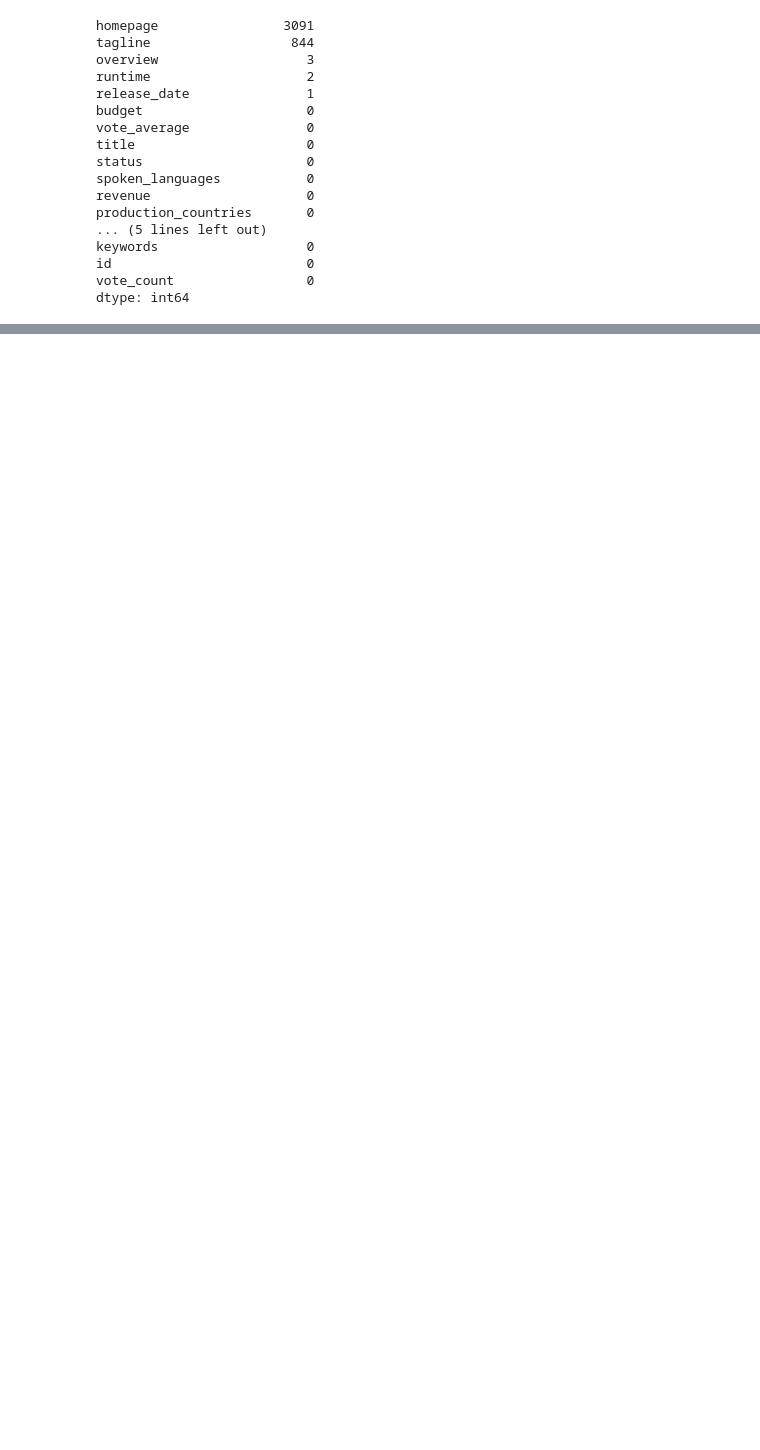
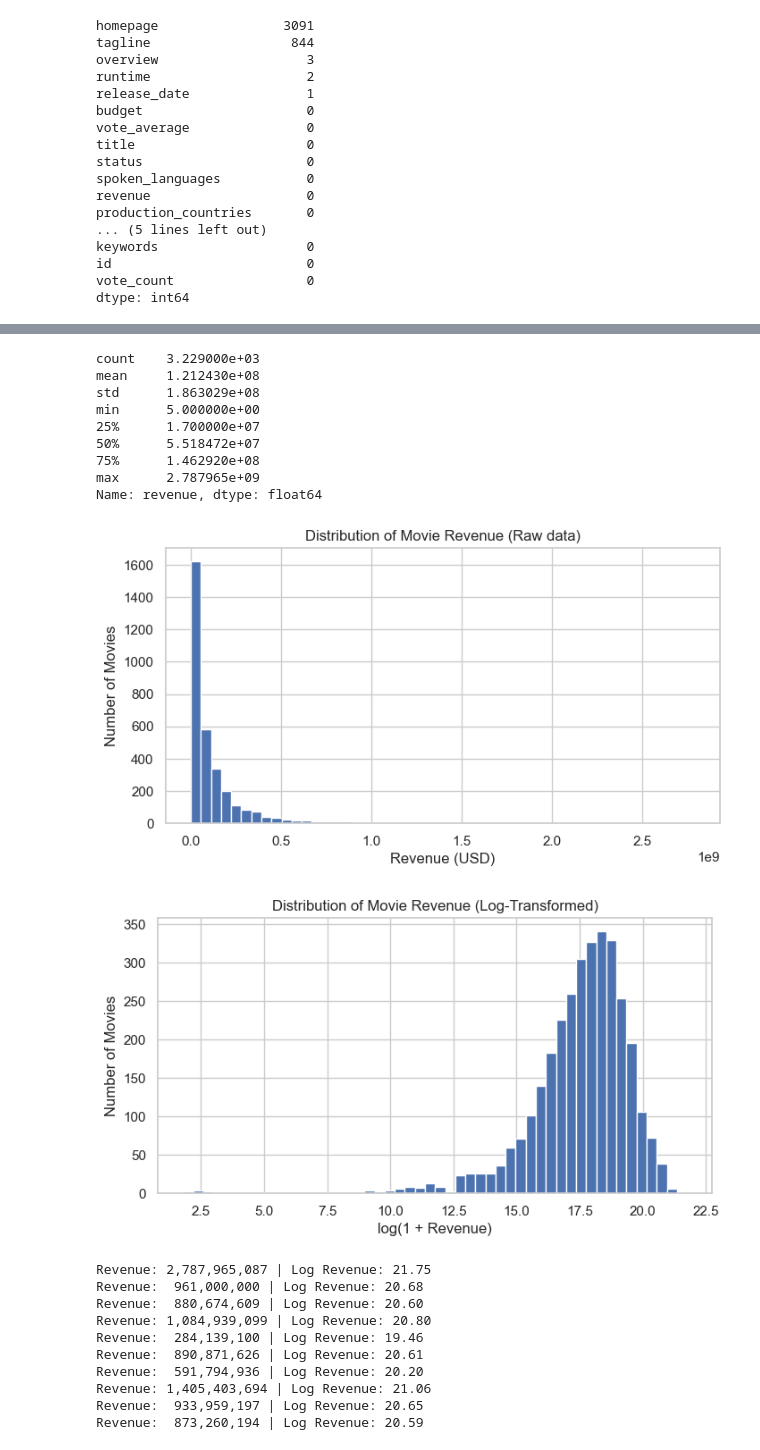
Before and after one commit to WilliamnCoder/boxoffice-analysis, a Jupyter notebook: notebooks/boxoffice-analysis.ipynb, the cells around one changed output, grey strips where cells are left out. Cells and saved outputs as stored; diff of their text form; code cells hidden in the pictures; blank space fills up the shorter version.

```diff
--- a/notebooks/boxoffice-analysis.ipynb
+++ b/notebooks/boxoffice-analysis.ipynb
@@ -132,0 +240,80 @@ Index(['budget', 'genres', 'homepage', 'id', 'keywords', 'original_language',
+# %%
+
+
+# Ensures that the data type is numeric for revenue and budget
+df_clean['revenue'] = pd.to_numeric(df_clean['revenue'], errors='coerce')
+df_clean['budget'] = pd.to_numeric(df_clean['budget'], errors='coerce')
+
+# Replace NaN with 0
+df_clean['revenue'] = df_clean['revenue'].fillna(0)
+df_clean['budget'] = df_clean['budget'].fillna(0)
+
+# Summary of revenue
+print(df_clean['revenue'].describe())
+
+# Histogram revenue (raw data)
+df_clean['revenue'].hist(bins=50, figsize=(8,4))
+plt.title("Distribution of Movie Revenue (Raw data)")
+plt.xlabel("Revenue (USD)")
+plt.ylabel("Number of Movies")
+plt.show()
+
+# Histogram revenue (log-transformed data)
+df_clean['log_revenue'] = np.log1p(df_clean['revenue'])
+df_clean['log_revenue'].hist(bins=50, figsize=(8,4))
+plt.title("Distribution of Movie Revenue (Log-Transformed)")
+plt.xlabel("log(1 + Revenue)")
+plt.ylabel("Number of Movies")
+plt.show()
+
+# Checks mapping raw vs log for revenue
+for i, row in df_clean[['revenue', 'log_revenue']].head(10).iterrows():
+    print(f"Revenue: {row['revenue']: >12,.0f} | Log Revenue: {row['log_revenue']:.2f}")
+
+# Histogram budget (with raw data)
+df_clean['budget'].hist(bins=50, figsize=(8,4))
+plt.title("Distribution of Movie Budget (Raw data)")
+plt.xlabel("Budget (USD)")
+plt.ylabel("Number of Movies")
+plt.show()
+
+# Histogram budget (log-transformed data)
+df_clean['log_budget'] = np.log1p(df_clean['budget'])
+df_clean['log_budget'].hist(bins=50, figsize=(8,4))
+plt.title("Distribution of Movie Budget (Log-Transformed)")
+plt.xlabel("log(1 + Budget)")
+plt.ylabel("Number of Movies")
+plt.show()
+
+# Checks mapping raw vs log for budget
+for i, row in df_clean[['budget','log_budget']].head(10).iterrows():
+    print(f"Budget: {row['budget']:>12,.0f}  |  Log Budget: {row['log_budget']:.2f}")
+
+# adding blank space for separating output from mapping budget-log budget and comparison of revenue counts
+print()
+
+# Comparison of revenue counts
+print("Number of movies with revenue less than 10 million:", (df_clean['revenue'] < 1e7).sum())
+print("Number of movies with revenue more than 1 billion:", (df_clean['revenue'] > 1e9).sum())
+# %% [output]
+count    3.229000e+03
+mean     1.212430e+08
+std      1.863029e+08
+min      5.000000e+00
+25%      1.700000e+07
+50%      5.518472e+07
+75%      1.462920e+08
+max      2.787965e+09
+Name: revenue, dtype: float64
+[figure, added]
+[figure, added]
+Revenue: 2,787,965,087 | Log Revenue: 21.75
+Revenue:  961,000,000 | Log Revenue: 20.68
+Revenue:  880,674,609 | Log Revenue: 20.60
+Revenue: 1,084,939,099 | Log Revenue: 20.80
+Revenue:  284,139,100 | Log Revenue: 19.46
+Revenue:  890,871,626 | Log Revenue: 20.61
+Revenue:  591,794,936 | Log Revenue: 20.20
+Revenue: 1,405,403,694 | Log Revenue: 21.06
+Revenue:  933,959,197 | Log Revenue: 20.65
+Revenue:  873,260,194 | Log Revenue: 20.59
```
Also changed, not shown: parts of 54 cells of this notebook, 4 other files.
